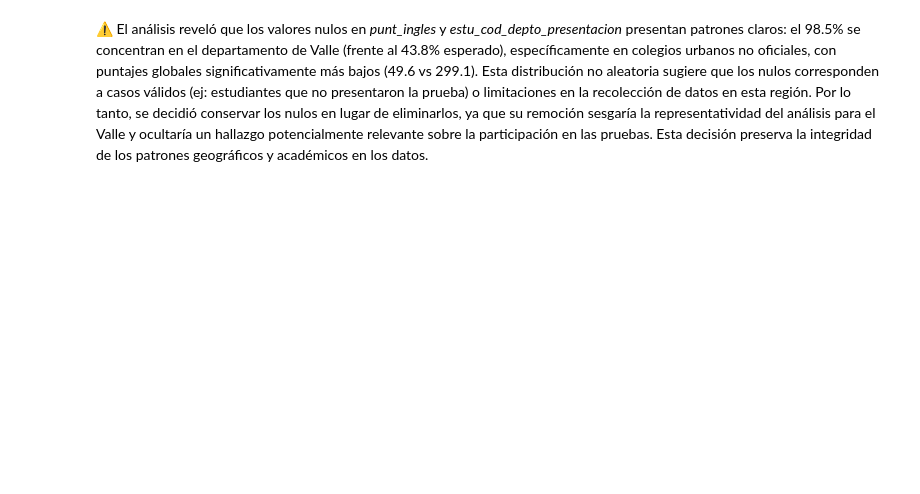
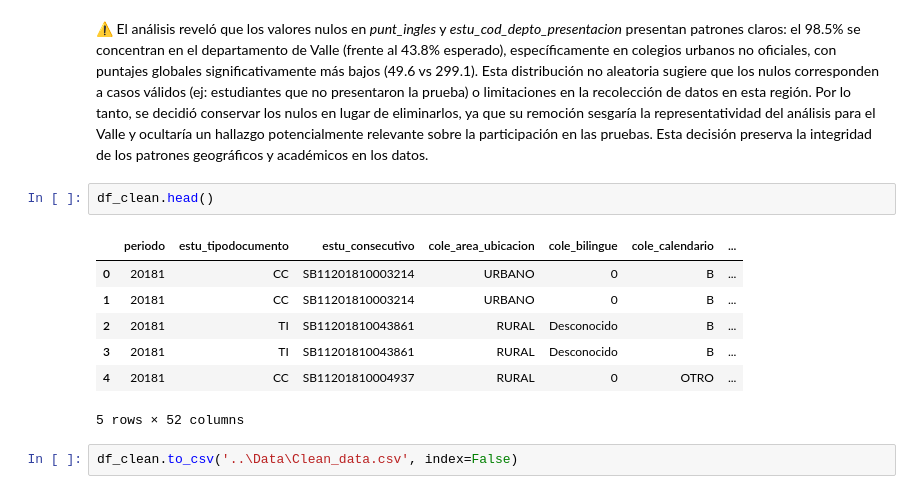
Before and after one commit to EstebanLN/Proyecto-2-Analitica-Computacional, a Jupyter notebook: Ingeniería_y_Análisis_de_Datos/Ingenieria_de_datos.ipynb, the cells around one changed output. Cells and saved outputs as stored; diff of their text form; blank space fills up the shorter version.

```diff
--- a/Ingeniería_y_Análisis_de_Datos/Ingenieria_de_datos.ipynb
+++ b/Ingeniería_y_Análisis_de_Datos/Ingenieria_de_datos.ipynb
@@ -331,2 +398,14 @@ Registros con nulos en DEPTO y MUNICIPIO: 2/137
 # %% [markdown]
 ⚠️ El análisis reveló que los valores nulos en _punt_ingles_ y _estu_cod_depto_presentacion_ presentan patrones claros: el 98.5% se concentran en el departamento de Valle (frente al 43.8% esperado), específicamente en colegios urbanos no oficiales, con puntajes globales significativamente más bajos (49.6 vs 299.1). Esta distribución no aleatoria sugiere que los nulos corresponden a casos válidos (ej: estudiantes que no presentaron la prueba) o limitaciones en la recolección de datos en esta región. Por lo tanto, se decidió conservar los nulos en lugar de eliminarlos, ya que su remoción sesgaría la representatividad del análisis para el Valle y ocultaría un hallazgo potencialmente relevante sobre la participación en las pruebas. Esta decisión preserva la integridad de los patrones geográficos y académicos en los datos.
+# %%
+df_clean.head()
+# %% [output]
+|  | periodo | estu_tipodocumento | estu_consecutivo | cole_area_ubicacion | cole_bilingue | cole_calendario | ... |
+| 0 | 20181 | CC | SB11201810003214 | URBANO | 0 | B | ... |
+| 1 | 20181 | CC | SB11201810003214 | URBANO | 0 | B | ... |
+| 2 | 20181 | TI | SB11201810043861 | RURAL | Desconocido | B | ... |
+| 3 | 20181 | TI | SB11201810043861 | RURAL | Desconocido | B | ... |
+| 4 | 20181 | CC | SB11201810004937 | RURAL | 0 | OTRO | ... |
+5 rows × 52 columns
+# %%
+df_clean.to_csv('..\Data\Clean_data.csv', index=False)
```
Also changed, not shown: parts of 16 cells of this notebook, 1 other file.
